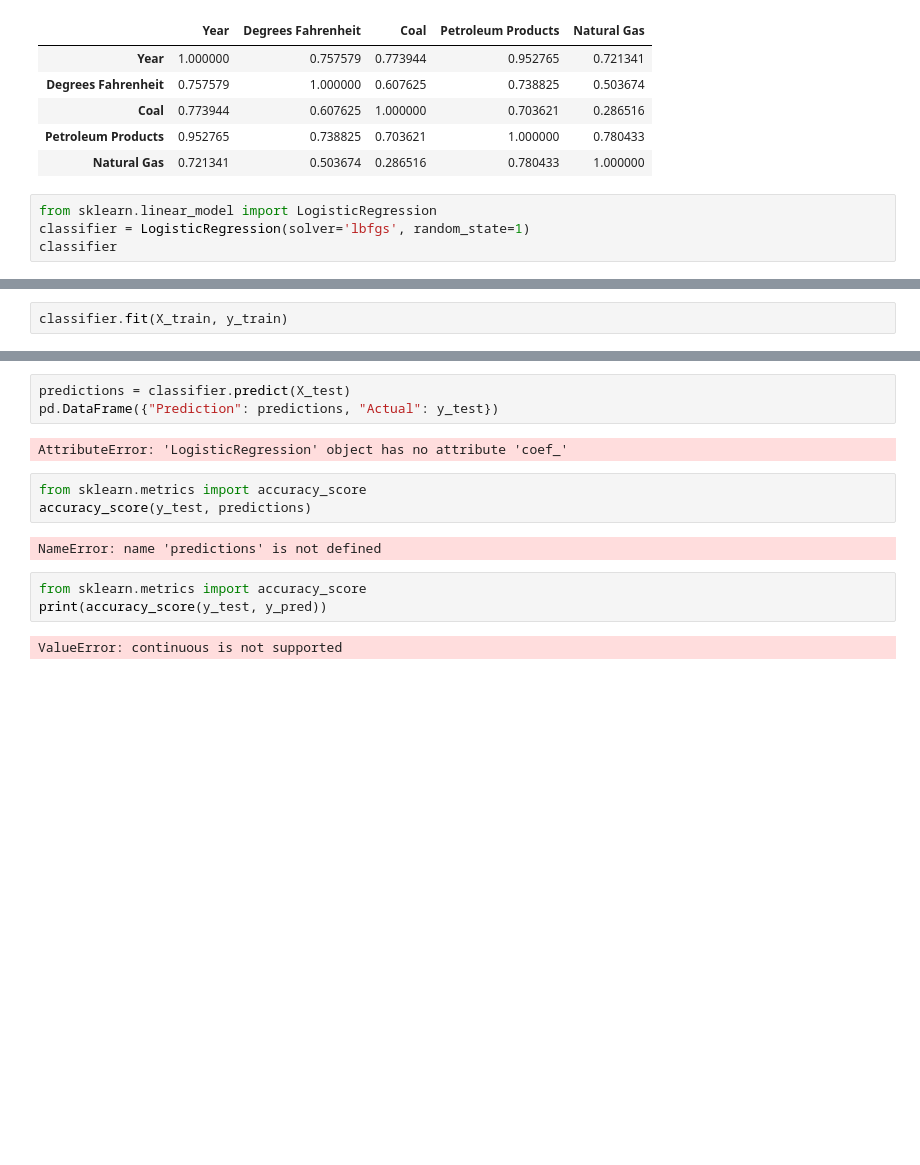
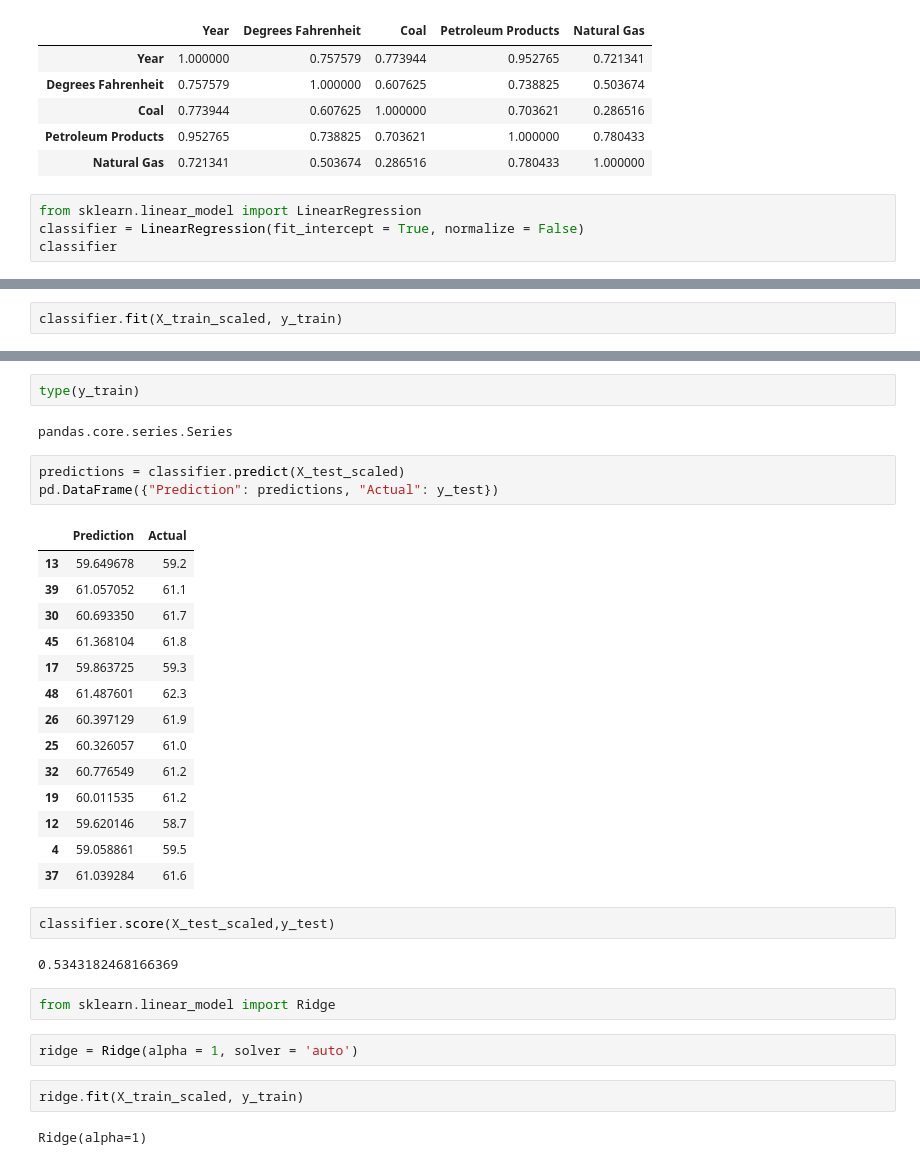
Before and after one commit to Jschelling0/the_final, a Jupyter notebook: Final.ipynb, the cells around one changed output, grey strips where cells are left out. Cells and saved outputs as stored; diff of their text form; blank space fills up the shorter version.

```diff
--- a/Final.ipynb
+++ b/Final.ipynb
@@ -158,7 +221,7 @@ df.corr()
 | Petroleum Products | 0.952765 | 0.738825 | 0.703621 | 1.000000 | 0.780433 |
 | Natural Gas | 0.721341 | 0.503674 | 0.286516 | 0.780433 | 1.000000 |
 # %%
-from sklearn.linear_model import LogisticRegression
-classifier = LogisticRegression(solver='lbfgs', random_state=1)
+from sklearn.linear_model import LinearRegression
+classifier = LinearRegression(fit_intercept = True, normalize = False)
 classifier
 # %% [output]
@@ -170,3 +229,3 @@ LogisticRegression(multi_class='warn', penalty='12', random_state=42)
 # %%
-classifier.fit(X_train, y_train)
+classifier.fit(X_train_scaled, y_train)
 # %% [output]
@@ -174,15 +253,34 @@ ValueError: Unknown label type: 'continuous'
+# %%
+type(y_train)
+# %% [output]
+pandas.core.series.Series
 # %%
-predictions = classifier.predict(X_test)
+predictions = classifier.predict(X_test_scaled)
 pd.DataFrame({"Prediction": predictions, "Actual": y_test})
 # %% [output]
-AttributeError: 'LogisticRegression' object has no attribute 'coef_'
+|  | Prediction | Actual |
+| 13 | 59.649678 | 59.2 |
+| 39 | 61.057052 | 61.1 |
+| 30 | 60.693350 | 61.7 |
+| 45 | 61.368104 | 61.8 |
+| 17 | 59.863725 | 59.3 |
+| 48 | 61.487601 | 62.3 |
+| 26 | 60.397129 | 61.9 |
+| 25 | 60.326057 | 61.0 |
+| 32 | 60.776549 | 61.2 |
+| 19 | 60.011535 | 61.2 |
+| 12 | 59.620146 | 58.7 |
+| 4 | 59.058861 | 59.5 |
+| 37 | 61.039284 | 61.6 |
+# %%
+classifier.score(X_test_scaled,y_test)
+# %% [output]
+0.5343182468166369
 # %%
-from sklearn.metrics import accuracy_score
-accuracy_score(y_test, predictions)
+from sklearn.linear_model import Ridge
-# %% [output]
-NameError: name 'predictions' is not defined
-# %%
-from sklearn.metrics import accuracy_score
-print(accuracy_score(y_test, y_pred))
-# %% [output]
-ValueError: continuous is not supported
+# %%
+ridge = Ridge(alpha = 1, solver = 'auto')
+# %%
+ridge.fit(X_train_scaled, y_train)
+# %% [output]
+Ridge(alpha=1)
```
Also changed, not shown: parts of 20 cells of this notebook.
